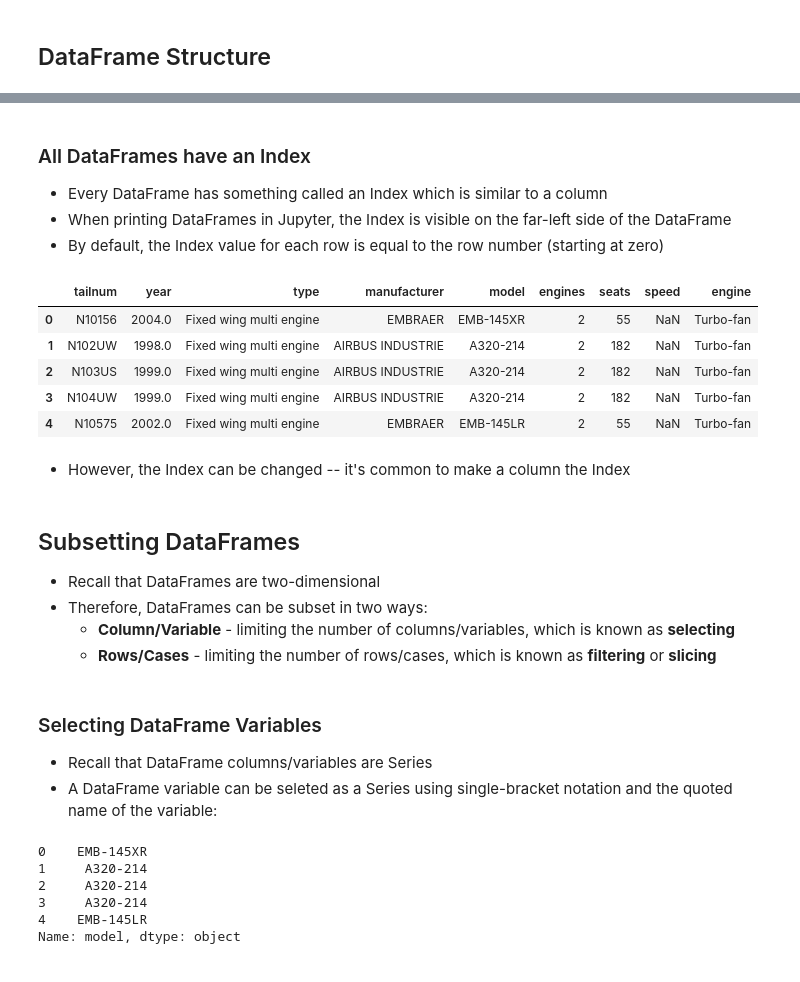
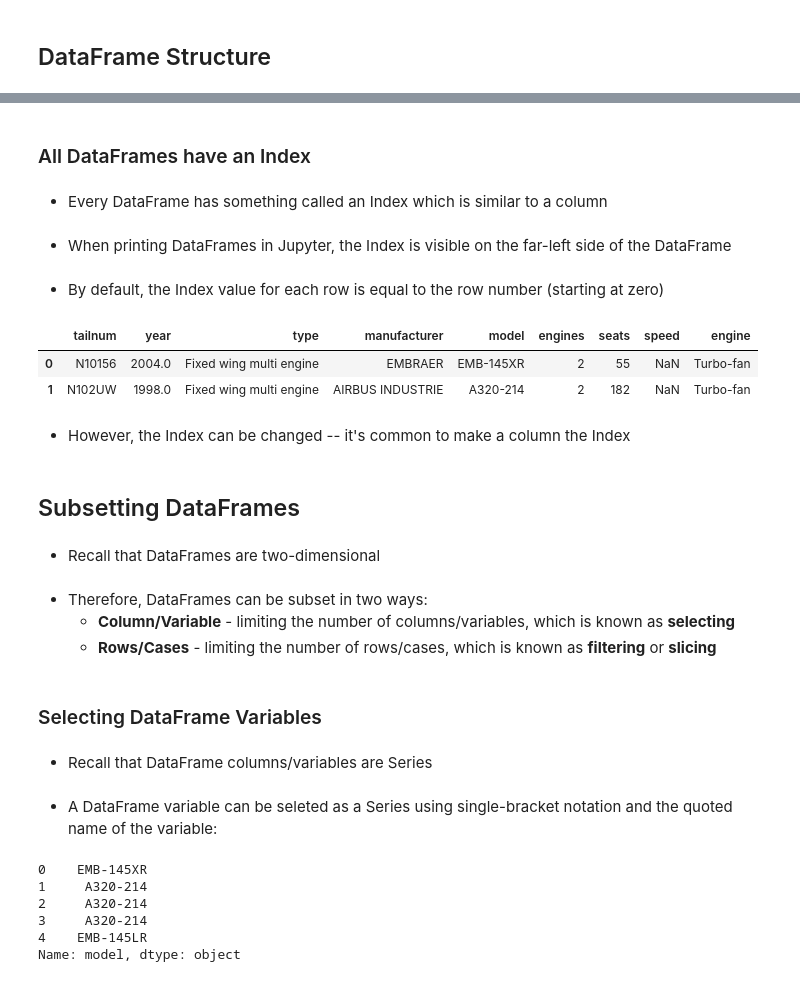
Before and after one commit to uc-python/intermediate-python-datasci, a Jupyter notebook: notebooks/01-Setting_the_Stage.ipynb, the cells around one changed output, grey strips where cells are left out. Saved outputs shown, nothing was run; the diff lists cells and outputs as text; code cells hidden in the pictures.

```diff
--- a/notebooks/01-Setting_the_Stage.ipynb
+++ b/notebooks/01-Setting_the_Stage.ipynb
@@ -97,34 +107,35 @@ planes_df.head()
 <center>
 <img src="images/dataframe-series.png" alt="dataframe-series.png" width="200" height="200">
 </center>
+# %% [markdown]
+### All DataFrames have an Index
+# %% [markdown]
+* Every DataFrame has something called an Index which is similar to a column
 # %% [markdown]
-### All DataFrames have an Index
-
-* Every DataFrame has something called an Index which is similar to a column
 * When printing DataFrames in Jupyter, the Index is visible on the far-left side of the DataFrame
-* By default, the Index value for each row is equal to the row number (starting at zero)
+# %% [markdown]
+* By default, the Index value for each row is equal to the row number (starting at zero)
 # %%
-planes_df.head()
+planes_df.head(2)
 # %% [output]
 |  | tailnum | year | type | manufacturer | model | engines | seats | speed | engine |
 | 0 | N10156 | 2004.0 | Fixed wing multi engine | EMBRAER | EMB-145XR | 2 | 55 | NaN | Turbo-fan |
 | 1 | N102UW | 1998.0 | Fixed wing multi engine | AIRBUS INDUSTRIE | A320-214 | 2 | 182 | NaN | Turbo-fan |
-| 2 | N103US | 1999.0 | Fixed wing multi engine | AIRBUS INDUSTRIE | A320-214 | 2 | 182 | NaN | Turbo-fan |
-| 3 | N104UW | 1999.0 | Fixed wing multi engine | AIRBUS INDUSTRIE | A320-214 | 2 | 182 | NaN | Turbo-fan |
-| 4 | N10575 | 2002.0 | Fixed wing multi engine | EMBRAER | EMB-145LR | 2 | 55 | NaN | Turbo-fan |
 # %% [markdown]
 * However, the Index can be changed -- it's common to make a column the Index
+# %% [markdown]
+## Subsetting DataFrames
+# %% [markdown]
+* Recall that DataFrames are two-dimensional
 # %% [markdown]
-## Subsetting DataFrames
-
-* Recall that DataFrames are two-dimensional
 * Therefore, DataFrames can be subset in two ways:
   * **Column/Variable** - limiting the number of columns/variables, which is known as **selecting**
   * **Rows/Cases** - limiting the number of rows/cases, which is known as **filtering** or **slicing**
+# %% [markdown]
+### Selecting DataFrame Variables
+# %% [markdown]
+* Recall that DataFrame columns/variables are Series
 # %% [markdown]
-### Selecting DataFrame Variables
-
-* Recall that DataFrame columns/variables are Series
 * A DataFrame variable can be seleted as a Series using single-bracket notation and the quoted name of the variable:
 # %%
 planes_df['model'].head()
```
Also changed, not shown: parts of 62 cells of this notebook.
